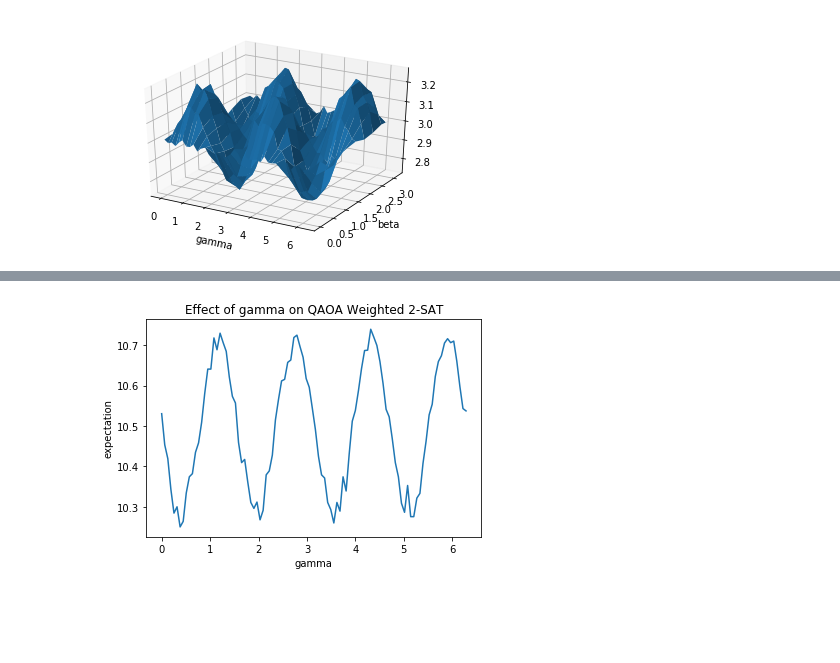
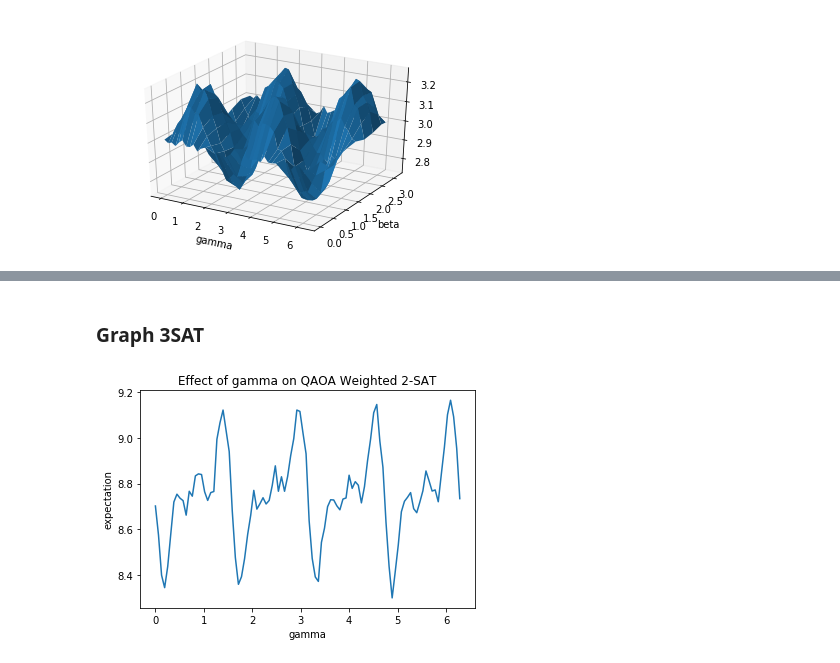
Before and after one commit to andrewraytan/qaoa-maxsat, a Jupyter notebook: QAOA Weighted MAXSAT.ipynb, the cells around one changed output, grey strips where cells are left out. Cells and saved outputs as stored; diff of their text form; code cells hidden in the pictures; blank space fills up the shorter version.

```diff
--- a/QAOA Weighted MAXSAT.ipynb
+++ b/QAOA Weighted MAXSAT.ipynb
@@ -334,22 +328,23 @@ def classic_3sat(clauses, value):
 # %%
 def run_qaoa_3sat(qc,q,c,n,gamma,beta,clauses):
-    for i in range(n):
-        qc.h(q[i])
-    p = 1
-    for pp in range(p):
-        constraint_3sat(n, qc, q, gamma, clauses)
-        ref_gate(n, qc, q, beta)
 
-def expectation_3sat(gamma, beta, clauses):
+    constraint_3sat(n, qc, q, gamma, clauses)
+    ref_gate(n, qc, q, beta)
 
-    n = 4
-    q = qiskit.QuantumRegister(n)
+def expectation_3sat(n, gamma, beta, prev_gamma, prev_beta, clauses):
+
+    q = qiskit.QuantumRegister(n)    # q[0..n-1] are input qubits (they're all input qubits)
     c = qiskit.ClassicalRegister(n)
     qc = qiskit.QuantumCircuit(q,c)
-    # q[0..n-1] are input qubits
+    for i in range(n):
+        # Apply the hadamards to the qubits
+        qc.h(q[i])
+
+    for i in range(len(prev_gamma)):
+        # Apply every previous iteration's (beta, gamma) value
+        run_qaoa_3sat(qc,q,c,n,prev_gamma[i],prev_beta[i],clauses)
 
     run_qaoa_3sat(qc,q,c,n,gamma,beta,clauses)
-
     qc.measure(q, c)
 
     repetitions = 1024
@@ -412,16 +431,19 @@ And the best bitstring is 111 with a cost of 10
+# %% [markdown]
+### Graph 3SAT
 # %%
 g = np.linspace(0, 2 * math.pi, 100)
 b = 5 * math.pi / 6
-cnf = [[1,1,2,3],[2,1,2,-3],[1,1,-2,3],[3,1,-2,-3],[2,-1,2,3],[1,-1,2,-3],[1,-1,-2,3],[1,-1,-2,-3]]
-
+#cnf = [[1,1,2,3],[2,1,2,-3],[1,1,-2,3],[3,1,-2,-3],[2,-1,2,3],[1,-1,2,-3],[1,-1,-2,3],[1,-1,-2,-3]]
+cnf = [[1,-5,3,-1],[1,4,3,-1],[1,2,-1,-5],[1,5,-3,-6],[1,1,3,4],
+       [1,-2,5,6],[1,3,-6,-5],[1,4,-2,-6],[1,-1,-2,5],[1,1,-3,-4]]
 # clause format is [weight,1st var, 2nd var]
 def f(x):
-    return expectation_3sat(x, b, cnf)
+    return expectation_3sat(6, x, b, cnf)
 
 plt.plot(g, np.array([f(x) for x in g]))
 plt.xlabel('gamma')
 plt.ylabel('expectation')
 plt.title('Effect of gamma on QAOA Weighted 2-SAT')
 plt.show()
 # %% [output]
-[figure, old version]
+[figure, new version]
```
Also changed, not shown: parts of 19 cells of this notebook.
